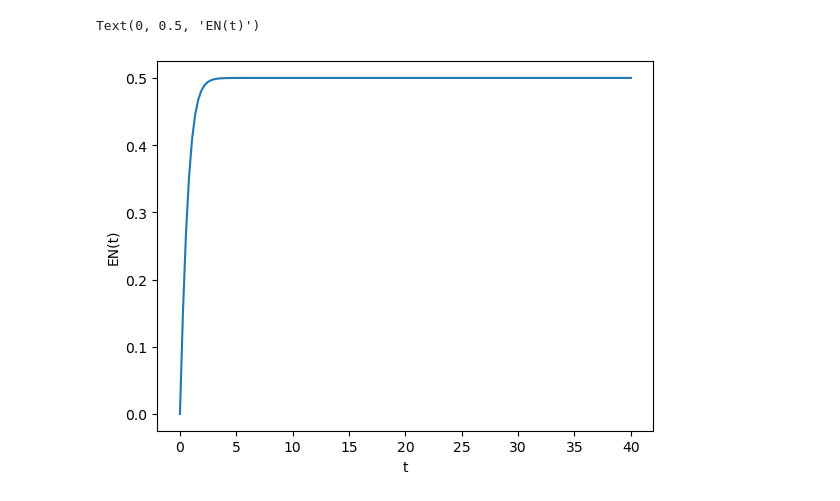
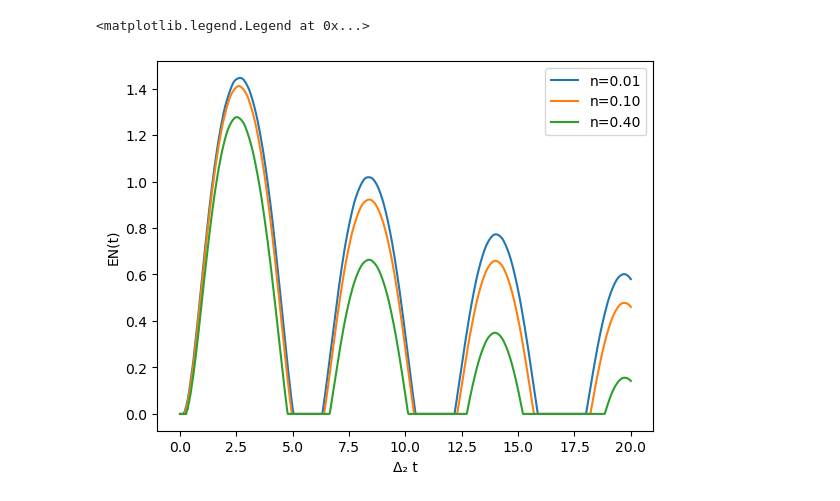
Before and after one commit to Acouvertier/gaussian-open-systems, a Jupyter notebook: scripts/experiments/Dissertation_Shared_Environment_Entanglement.ipynb, the cells around one changed output. Drawn from its saved outputs; the diff is of its cells as text; code cells hidden in the pictures.

```diff
--- a/scripts/experiments/Dissertation_Shared_Environment_Entanglement.ipynb
+++ b/scripts/experiments/Dissertation_Shared_Environment_Entanglement.ipynb
@@ -17,23 +20,44 @@ x0 = generate_inits(n=n,nbars=nbars,operation_tuple=operation_tuple)
 # %%
-frequency_tuple = (0.0,0.0)
-decay_array = [("a",1,1),("a",2,1)]
-dxdt = heisenberg_eom(n = n, frequency_tuple = frequency_tuple, decay_array = decay_array)
+kappa = 1
+delta_E, delta_2 = 10*kappa, 0.1*kappa
+gamma = 0.5*kappa
+
+pseudo_coupling = np.sqrt(kappa*gamma/2)
+pseudo_decay = 2*gamma
+
+frequency_tuple = (0.0,delta_2,delta_E)
+interaction_array = [("xx",(1,3),pseudo_coupling),("pp",(1,3),pseudo_coupling),("xx",(2,3),pseudo_coupling),("pp",(2,3),pseudo_coupling)]
+
+dxdt_varied_nbar = []
+for n_bar in n_bars:
+    decay_array = [("a",3,pseudo_decay*(n_bar+1)),("ad",3,pseudo_decay*(n_bar))]
+    dxdt = heisenberg_eom(n = n, frequency_tuple = frequency_tuple, interaction_array = interaction_array, decays_tuple = (decay_array,))
+    dxdt_varied_nbar.append(dxdt)
 # %%
-t_span = (0,40)
-t_eval = np.linspace(t_span[0],t_span[1],150)
+t_span = (0,20/delta_2)
+t_eval = np.linspace(t_span[0],t_span[1],1000)
 a_tol, r_tol = 1e-9, 1e-7
 method = "Radau"
-mysols = solve_ivp(fun=dxdt,y0=x0,t_span=t_span,t_eval=t_eval,method=method,a_tol=a_tol,r_tol=r_tol)
+mysols_varied_nbar = []
+for i in range(len(n_bars)):
+    dxdt = dxdt_varied_nbar[i]
+    x0 = x0_varied_nbar[i]
+    mysols = solve_ivp(fun=dxdt,y0=x0,t_span=t_span,t_eval=t_eval,method=method,a_tol=a_tol,r_tol=r_tol)
+    mysols_varied_nbar.append(mysols)
 # %%
-ts = mysols.t
+ts = mysols_varied_nbar[0].t
 # %%
-ent = [compute_logarithmic_negativity(extract_mean_covariance(yt)[1]) for yt in mysols.y.T]
+ents_varied_nbar = []
+for mysols in mysols_varied_nbar:
+    ents = [compute_logarithmic_negativity(covariance_subsystem(extract_mean_covariance(yt)[1],(1,2))) for yt in mysols.y.T]
+    ents_varied_nbar.append(ents)
 # %%
 import matplotlib.pyplot as plt
 # %%
-plt.plot(ts, ent)
-plt.xlabel("t")
+plt.plot(ts*delta_2, ents_varied_nbar[0],ts*delta_2, ents_varied_nbar[1],ts*delta_2, ents_varied_nbar[2])
+plt.xlabel("\u0394\u2082 t")
 plt.ylabel("EN(t)")
+plt.legend(["n=0.01","n=0.10","n=0.40"])
 # %% [output]
-Text(0, 0.5, 'EN(t)')
+<matplotlib.legend.Legend at 0x...>
-[figure, old version]
+[figure, new version]
```
Also changed, not shown: parts of 10 cells of this notebook, 4 other files.
